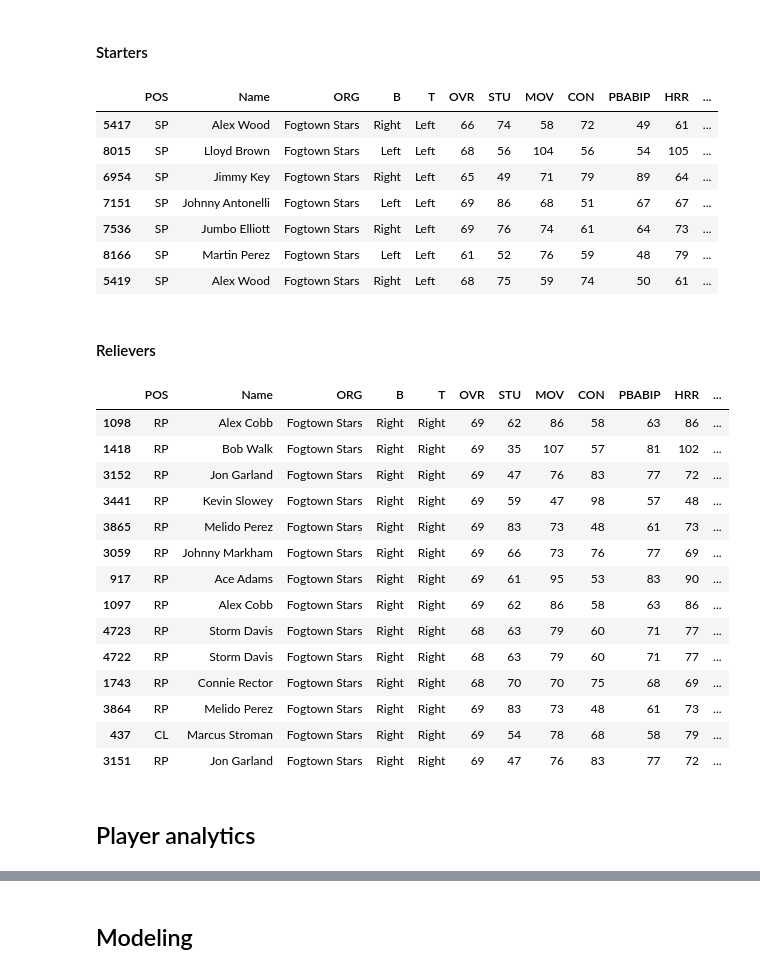
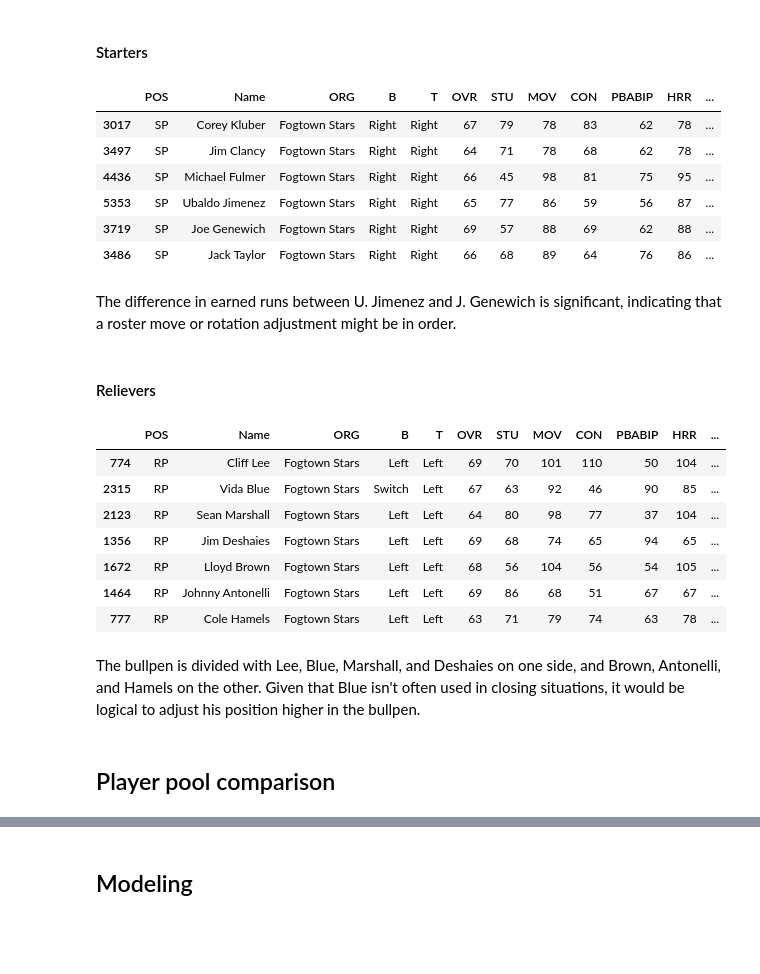
Before and after one commit to AdVarga90/Projects, a Jupyter notebook: OOTP/OOTP24.ipynb, the cells around one changed output, grey strips where cells are left out. Drawn from its saved outputs; the diff is of its cells as text; code cells hidden in the pictures; blank space fills up the shorter version.

```diff
--- a/OOTP/OOTP24.ipynb
+++ b/OOTP/OOTP24.ipynb
@@ -57,20 +57,22 @@ for file in tqdm(html_files):
     # Reading the HTML file into a pandas DataFrame
     df = pd.read_html(file, flavor = 'bs4', skiprows=[0])[0]
 
-    # delete the first row
     df = df.drop(0)
-    # set the header and drop the row
     df = df.rename(columns=df.iloc[0]).drop(df.index[0])
 
-    # Check for duplicate column names
     duplicate_cols = df.columns[df.columns.duplicated()]
-    # print(duplicate_cols)
 
     # Get a boolean mask indicating which column names are duplicates
     dupe_mask = df.columns.duplicated()
 
     # Add a suffix to duplicate column names
     df.columns = df.columns.where(~dupe_mask, df.columns + '_other')
+
+    # Add column with timestamp (file name)
+    # To be used to filter out old logs
+    base_name = os.path.basename(file)
+    file_name, file_extension = os.path.splitext(base_name)
+    df['file_name'] = file_name
 
     # Concatenate the DataFrames for pitchers and batters independently
     if df.columns[6] == "STU":
@@ -80,9 +82,7 @@ for file in tqdm(html_files):
     else:
         # Drop first column for batters
         df = df.drop(df.columns[0], axis=1)
-        # Concat
         df_batters = pd.concat([df_batters, df])
-        # Move
         shutil.move(file, destination_folder_batters)
 # %%
 # Store unaggregated data between sessions in parquet file
@@ -184,20 +190,16 @@ ip9_list = []
 
 for item in df_pitchers[df_pitchers.iloc[:, 44:].columns]:
     if item not in wm_col:
-            if item != 'IP':
+            if (item != 'IP') & (item != 'file_name'):
                 ip9_list.append(item)
 # %%
-
 # Aggregation per player and team
-df_pitchers_agg_team = df_pitchers.copy()
-
+df_pitchers_agg_team = df_pitchers.drop(columns=['file_name']).copy()
 
 df_pitchers_agg_team[wm_col] = df_pitchers_agg_team[wm_col].mul(df_pitchers_agg_team['IP'], axis=0)
 
 # Group by the ratings' columns and sum the values
 df_pitchers_agg_team = df_pitchers_agg_team.groupby(df_pitchers_agg_team.iloc[:, :44].columns.tolist()).sum()
-
-# Reset index
 df_pitchers_agg_team = df_pitchers_agg_team.reset_index()
 
 # Save IP stats
@@ -416,6 +462,7 @@ df_team_agg['AVG_KS'].replace({None: 50}, inplace=True)
 # %% [markdown]
 ### Batting
 # %%
-df_batters_agg_team[df_batters_agg_team['ORG'] == 'Fogtown Stars'].sort_values('WAR', ascending=False)
+pd.set_option('display.max_rows', 50)
+df_batters_agg_team[(df_batters_agg_team['ORG'] == 'Fogtown Stars') & (df_batters_agg_team['PA_WM'] > 100)].sort_values('OPS', ascending=False)
 # %% [output]
 |  | POS | Name | ORG | Lev | HT | B | T | OVR | BABIP | CON | GAP | ... |
@@ -445,35 +506,32 @@ df_batters_agg_team[(df_batters_agg_team['ORG'] == 'Fogtown Stars') & (df_batter
 # %% [markdown]
 #### Starters
 # %%
-df_pitchers_agg_team[(df_pitchers_agg_team['ORG'] == 'Fogtown Stars') & (df_pitchers_agg_team['POS'] == 'SP') & (df_pitchers_agg_team['IP'] > 100)].sort_values('ERA', ascending=True)
+df_pitchers_agg_team[(df_pitchers_agg_team['ORG'] == 'Fogtown Stars') & (df_pitchers_agg_team['POS'] == 'SP') & (df_pitchers_agg_team['IP'] > 100)].sort_values('ER', ascending=True)
+# note: ERA is wrongly calculated, ER is correct
 # %% [output]
 |  | POS | Name | ORG | B | T | OVR | STU | MOV | CON | PBABIP | HRR | ... |
-| 5417 | SP | Alex Wood | Fogtown Stars | Right | Left | 66 | 74 | 58 | 72 | 49 | 61 | ... |
-| 8015 | SP | Lloyd Brown | Fogtown Stars | Left | Left | 68 | 56 | 104 | 56 | 54 | 105 | ... |
-| 6954 | SP | Jimmy Key | Fogtown Stars | Right | Left | 65 | 49 | 71 | 79 | 89 | 64 | ... |
-| 7151 | SP | Johnny Antonelli | Fogtown Stars | Left | Left | 69 | 86 | 68 | 51 | 67 | 67 | ... |
-| 7536 | SP | Jumbo Elliott | Fogtown Stars | Right | Left | 69 | 76 | 74 | 61 | 64 | 73 | ... |
-| 8166 | SP | Martin Perez | Fogtown Stars | Left | Left | 61 | 52 | 76 | 59 | 48 | 79 | ... |
-| 5419 | SP | Alex Wood | Fogtown Stars | Right | Left | 68 | 75 | 59 | 74 | 50 | 61 | ... |
+| 3017 | SP | Corey Kluber | Fogtown Stars | Right | Right | 67 | 79 | 78 | 83 | 62 | 78 | ... |
+| 3497 | SP | Jim Clancy | Fogtown Stars | Right | Right | 64 | 71 | 78 | 68 | 62 | 78 | ... |
+| 4436 | SP | Michael Fulmer | Fogtown Stars | Right | Right | 66 | 45 | 98 | 81 | 75 | 95 | ... |
+| 5353 | SP | Ubaldo Jimenez | Fogtown Stars | Right | Right | 65 | 77 | 86 | 59 | 56 | 87 | ... |
+| 3719 | SP | Joe Genewich | Fogtown Stars | Right | Right | 69 | 57 | 88 | 69 | 62 | 88 | ... |
+| 3486 | SP | Jack Taylor | Fogtown Stars | Right | Right | 66 | 68 | 89 | 64 | 76 | 86 | ... |
+# %% [markdown]
+The difference in earned runs between U. Jimenez and J. Genewich is significant, indicating that a roster move or rotation adjustment might be in order.
 # %% [markdown]
 #### Relievers
 # %%
-df_pitchers_agg_team[(df_pitchers_agg_team['ORG'] == 'Fogtown Stars') & (df_pitchers_agg_team['POS'].isin(['RP','CL']))].sort_values('ERA', ascending=True)
+df_pitchers_agg_team[(df_pitchers_agg_team['ORG'] == 'Fogtown Stars') & (df_pitchers_agg_team['POS'].isin(['RP','CL'])) & (df_pitchers_agg_team['IP'] > 30)].sort_values('ER', ascending=True)
 # %% [output]
 |  | POS | Name | ORG | B | T | OVR | STU | MOV | CON | PBABIP | HRR | ... |
-| 1098 | RP | Alex Cobb | Fogtown Stars | Right | Right | 69 | 62 | 86 | 58 | 63 | 86 | ... |
-| 1418 | RP | Bob Walk | Fogtown Stars | Right | Right | 69 | 35 | 107 | 57 | 81 | 102 | ... |
-| 3152 | RP | Jon Garland | Fogtown Stars | Right | Right | 69 | 47 | 76 | 83 | 77 | 72 | ... |
-| 3441 | RP | Kevin Slowey | Fogtown Stars | Right | Right | 69 | 59 | 47 | 98 | 57 | 48 | ... |
-| 3865 | RP | Melido Perez | Fogtown Stars | Right | Right | 69 | 83 | 73 | 48 | 61 | 73 | ... |
-| 3059 | RP | Johnny Markham | Fogtown Stars | Right | Right | 69 | 66 | 73 | 76 | 77 | 69 | ... |
-| 917 | RP | Ace Adams | Fogtown Stars | Right | Right | 69 | 61 | 95 | 53 | 83 | 90 | ... |
-| 1097 | RP | Alex Cobb | Fogtown Stars | Right | Right | 69 | 62 | 86 | 58 | 63 | 86 | ... |
-| 4723 | RP | Storm Davis | Fogtown Stars | Right | Right | 68 | 63 | 79 | 60 | 71 | 77 | ... |
-| 4722 | RP | Storm Davis | Fogtown Stars | Right | Right | 68 | 63 | 79 | 60 | 71 | 77 | ... |
-| 1743 | RP | Connie Rector | Fogtown Stars | Right | Right | 68 | 70 | 70 | 75 | 68 | 69 | ... |
-| 3864 | RP | Melido Perez | Fogtown Stars | Right | Right | 69 | 83 | 73 | 48 | 61 | 73 | ... |
-| 437 | CL | Marcus Stroman | Fogtown Stars | Right | Right | 69 | 54 | 78 | 68 | 58 | 79 | ... |
-| 3151 | RP | Jon Garland | Fogtown Stars | Right | Right | 69 | 47 | 76 | 83 | 77 | 72 | ... |
+| 774 | RP | Cliff Lee | Fogtown Stars | Left | Left | 69 | 70 | 101 | 110 | 50 | 104 | ... |
+| 2315 | RP | Vida Blue | Fogtown Stars | Switch | Left | 67 | 63 | 92 | 46 | 90 | 85 | ... |
+| 2123 | RP | Sean Marshall | Fogtown Stars | Left | Left | 64 | 80 | 98 | 77 | 37 | 104 | ... |
+| 1356 | RP | Jim Deshaies | Fogtown Stars | Left | Left | 69 | 68 | 74 | 65 | 94 | 65 | ... |
+| 1672 | RP | Lloyd Brown | Fogtown Stars | Left | Left | 68 | 56 | 104 | 56 | 54 | 105 | ... |
+| 1464 | RP | Johnny Antonelli | Fogtown Stars | Left | Left | 69 | 86 | 68 | 51 | 67 | 67 | ... |
+| 777 | RP | Cole Hamels | Fogtown Stars | Left | Left | 63 | 71 | 79 | 74 | 63 | 78 | ... |
+# %% [markdown]
+The bullpen is divided with Lee, Blue, Marshall, and Deshaies on one side, and Brown, Antonelli, and Hamels on the other. Given that Blue isn't often used in closing situations, it would be logical to adjust his position higher in the bullpen.
 # %% [markdown]
-## Player analytics
+## Player pool comparison
```
Also changed, not shown: parts of 161 cells of this notebook.
